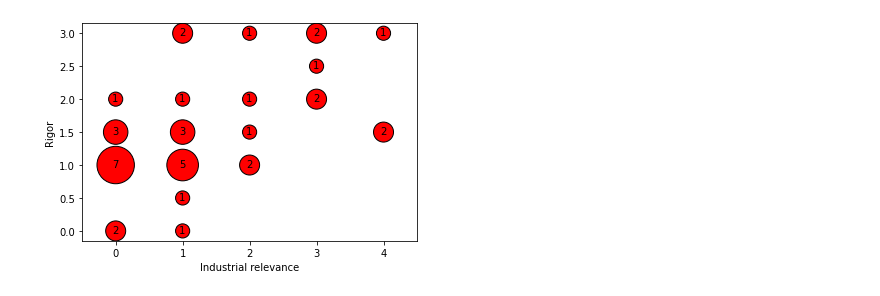
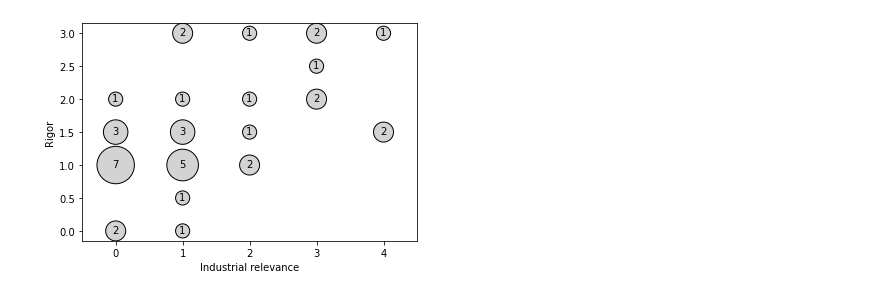
Before and after one commit to engelhamer/SLR-2021, a Jupyter notebook: figures.ipynb, the cells around one changed output. Cells and saved outputs as stored; diff of their text form; code cells hidden in the pictures.

```diff
--- a/figures.ipynb
+++ b/figures.ipynb
@@ -123,26 +104,26 @@ plt.savefig('figures/quality_attributes.pdf', bbox_inches='tight')
 # %%
 import numpy as np
 
 # create data
 rigor = [0, 0, 0.5, 1, 1, 1, 1.5, 1.5, 1.5, 1.5, 2, 2, 2, 2, 2.5, 3, 3, 3, 3]
 relevance = [0, 1, 1, 0, 1, 2, 0, 1, 2, 4, 0, 1, 2, 3, 3, 1, 2, 3, 4]
 frequencies = np.array([2, 1, 1, 7, 5, 2, 3, 3, 1, 2, 1, 1, 1, 2, 1, 2, 1, 2, 1])
 
 # Change color with c and alpha
-plt.scatter(relevance, rigor, s=frequencies*200, c="red", edgecolor="black")
+plt.scatter(relevance, rigor, s=frequencies*200, c="lightgray", edgecolor="black")
 
 for relevance_val, rigor_val, frequency_val in zip(relevance, rigor, frequencies):
     plt.text(relevance_val - 0.05, rigor_val - 0.03, frequency_val)
 
 locator = ticker.MultipleLocator(1)
 plt.gca().xaxis.set_major_locator(locator)
 formatter = ticker.StrMethodFormatter("{x:.0f}")
 plt.gca().xaxis.set_major_formatter(formatter)
 
 plt.xlim([-0.5, 4.5])
 plt.ylabel('Rigor')
 plt.xlabel('Industrial relevance')
 #plt.show()
 plt.savefig('figures/rigor_relevance.pdf', bbox_inches='tight')
 # %% [output]
-[figure, old version]
+[figure, new version]
```
Also changed, not shown: parts of 14 cells of this notebook, 6 other files.
